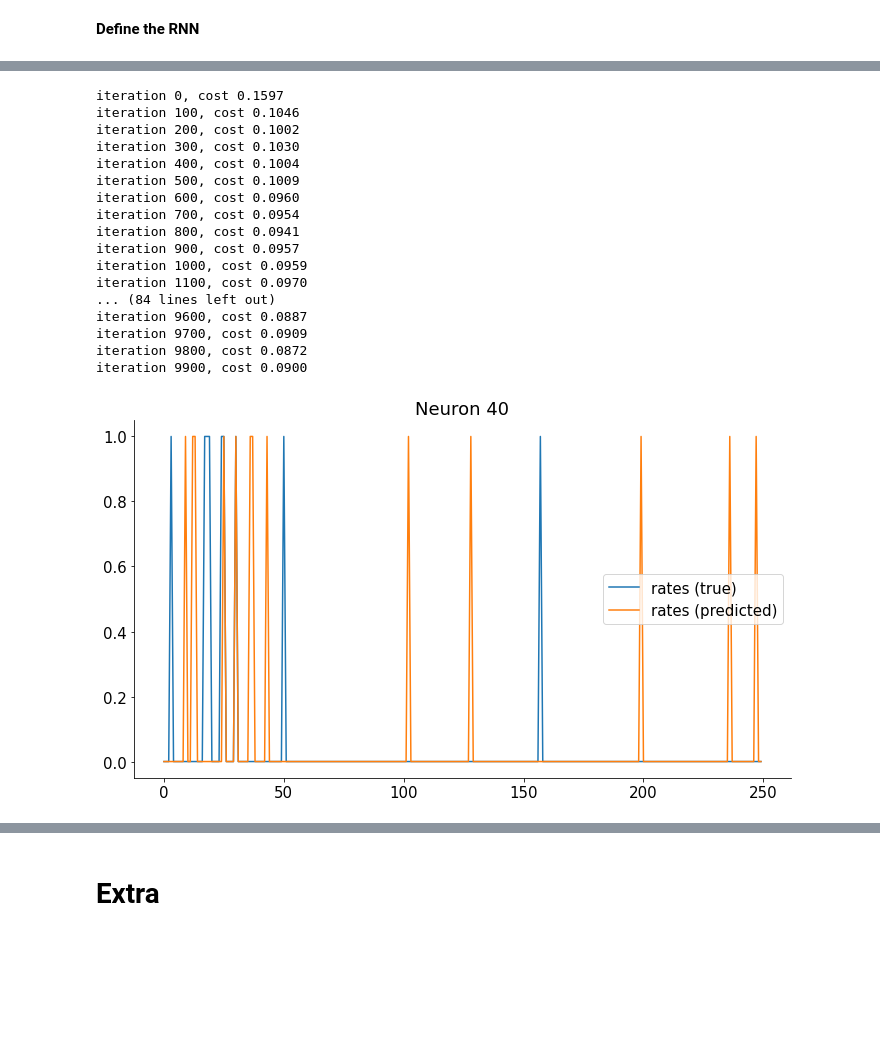
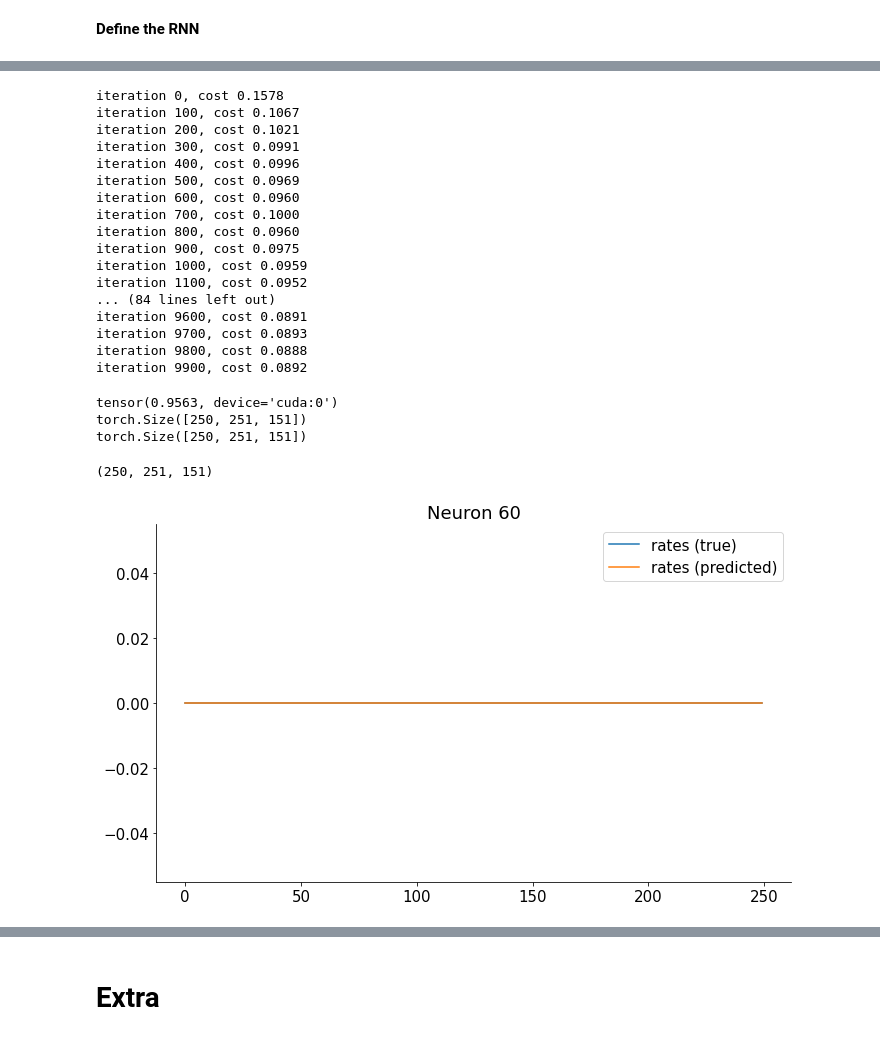
Before and after one commit to michele1993/NMA_latentDynamics, a Jupyter notebook: Copy_of_load_steinmetz_decisions.ipynb, the cells around one changed output, grey strips where cells are left out. Saved outputs shown, nothing was run; the diff lists cells and outputs as text; code cells hidden in the pictures; blank space fills up the shorter version.

```diff
--- a/Copy_of_load_steinmetz_decisions.ipynb
+++ b/Copy_of_load_steinmetz_decisions.ipynb
@@ -179,7 +185,7 @@ class Net(nn.Module):
 
     # play with some of the options in the RNN!
     self.rnn = nn.RNN(NN1, ncomp, num_layers = 1, dropout = 0,
-                      bidirectional = bidi, nonlinearity = 'tanh')
+                      bidirectional = bidi, nonlinearity = 'relu')
     self.fc = nn.Linear(ncomp, NN2)
 
     self.ncomp = ncomp
@@ -267,44 +273,58 @@ net = Net(ncomp, NN1, NN2,lr = 0.0005, bidi = True).to(device) # .0005
 
 net.train(tr_nn,ts_nn, niter = 10000)
 # %% [output]
-iteration 0, cost 0.1597
-iteration 100, cost 0.1046
-iteration 200, cost 0.1002
-iteration 300, cost 0.1030
-iteration 400, cost 0.1004
-iteration 500, cost 0.1009
+iteration 0, cost 0.1578
+iteration 100, cost 0.1067
+iteration 200, cost 0.1021
+iteration 300, cost 0.0991
+iteration 400, cost 0.0996
+iteration 500, cost 0.0969
 iteration 600, cost 0.0960
-iteration 700, cost 0.0954
-iteration 800, cost 0.0941
-iteration 900, cost 0.0957
+iteration 700, cost 0.1000
+iteration 800, cost 0.0960
+iteration 900, cost 0.0975
 iteration 1000, cost 0.0959
-iteration 1100, cost 0.0970
+iteration 1100, cost 0.0952
 ... (84 lines left out)
-iteration 9600, cost 0.0887
-iteration 9700, cost 0.0909
-iteration 9800, cost 0.0872
-iteration 9900, cost 0.0900
+iteration 9600, cost 0.0891
+iteration 9700, cost 0.0893
+iteration 9800, cost 0.0888
+iteration 9900, cost 0.0892
+# %%
+y_hat, _ = net(tr_nn)
+x = torch.poisson(y_hat)
+ts_nn_numpy = ts_nn
+
+print(torch.sum(torch.eq(x,ts_nn_numpy))/torch.numel(x))
+
+print(x.shape)
+print(ts_nn_numpy.shape)
+# %% [output]
+tensor(0.9563, device='cuda:0')
+torch.Size([250, 251, 151])
+torch.Size([250, 251, 151])
 # %%
 y_hat, _ = net(tr_nn)
 x = np.random.poisson(y_hat.detach().cpu().numpy())
 
 rpred = x
 
 ts_nn_numpy = ts_nn.detach().cpu().numpy()
 
+print(x.shape)
 
-
-nn = 40
+nn = 60
 plt.figure(figsize=(10, 6))
-plt.plot(ts_nn_numpy[:,nn, 0])
-plt.plot(rpred[:,nn, 0])
+plt.plot(ts_nn_numpy[:,50, nn])
+plt.plot(rpred[:,0, nn])
 #plt.plot(-.5 + x[:, nn, 0]/4)
 
 plt.legend(['rates (true)', 'rates (predicted)', 'spikes'])
 plt.title(f'Neuron {nn}')
 plt.show()
 # %% [output]
+(250, 251, 151)
-[figure, old version]
+[figure, new version]
 # %%
 y_hat, _ = net(tr_nn)
 
```
Also changed, not shown: parts of 4 cells of this notebook.
